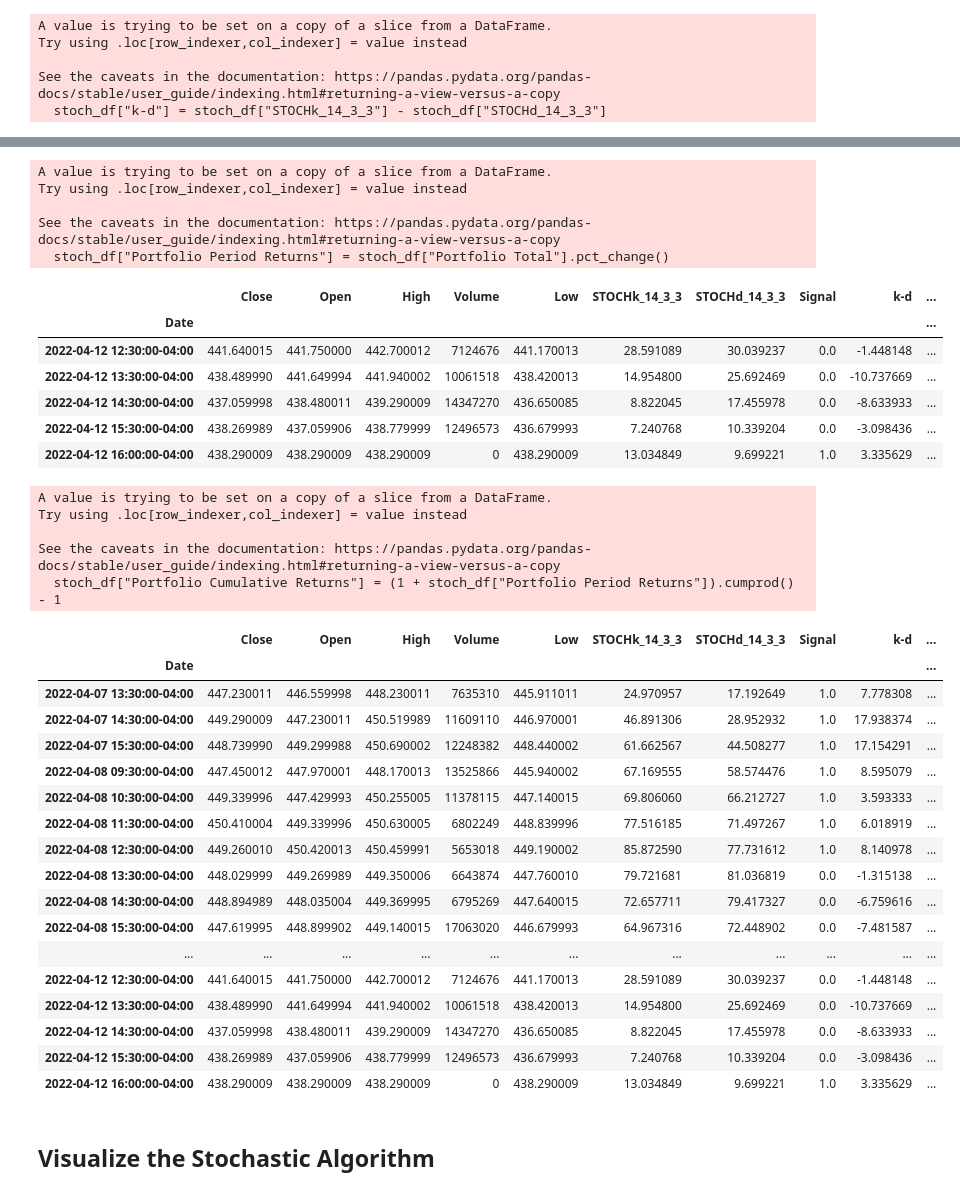
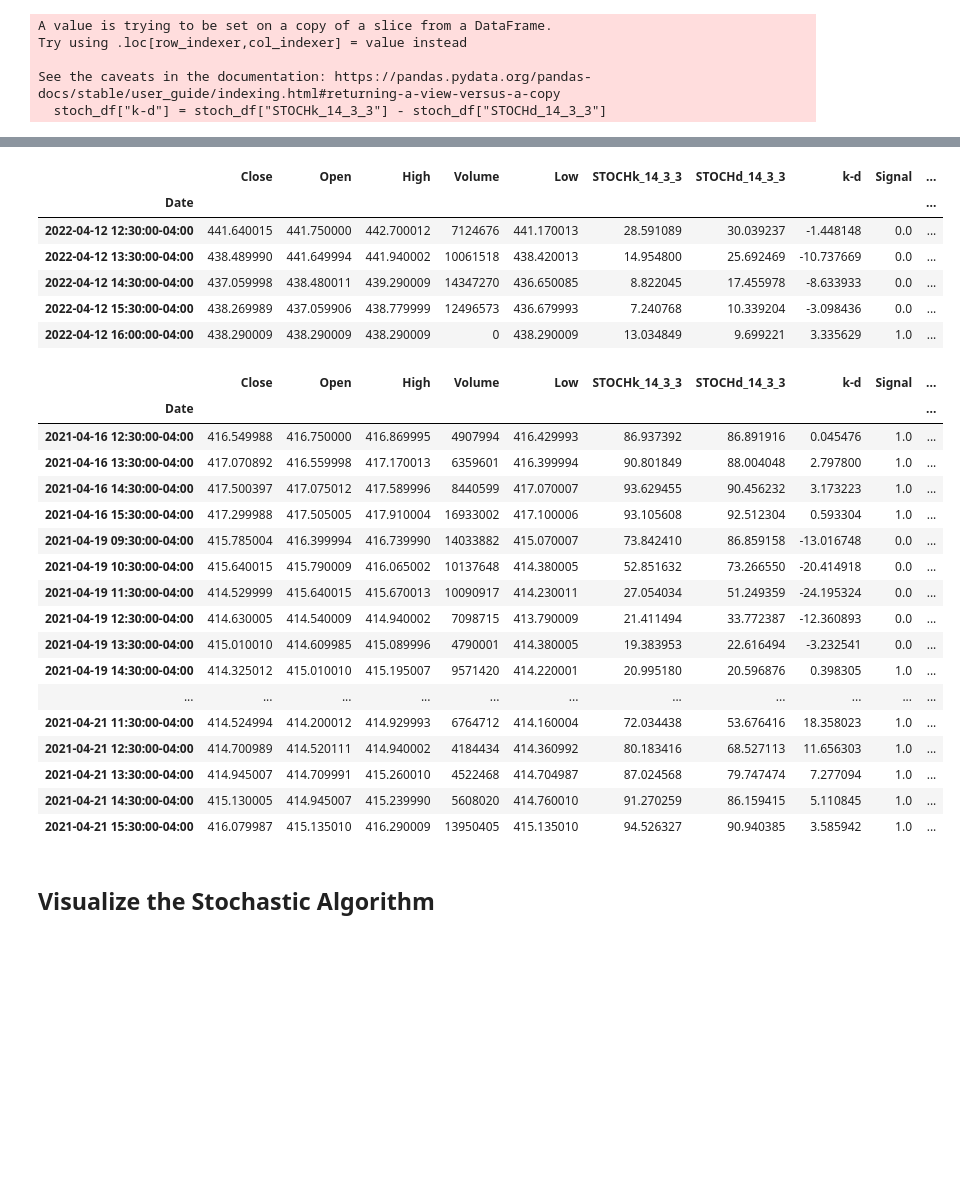
Before and after one commit to Kgross2/Group2_Project2, a Jupyter notebook: algorithms/stoch_algorithm.ipynb, the cells around one changed output, grey strips where cells are left out. Cells and saved outputs as stored; diff of their text form; code cells hidden in the pictures; blank space fills up the shorter version.

```diff
--- a/algorithms/stoch_algorithm.ipynb
+++ b/algorithms/stoch_algorithm.ipynb
@@ -184,6 +181,8 @@ stoch_df = stoch_df.dropna()
 
 stoch_df["Portfolio Holdings"] = stoch_df["Close"] * stoch_df["Position"]
 
+stoch_df = stoch_df.iloc[6: , :]
+
 #review the dataframe
 stoch_df.head()
 # %% [output]
@@ -251,48 +235,38 @@ stoch_df["Portfolio Period Returns"] = stoch_df["Portfolio Total"].pct_change()
 #review the dataframe
 stoch_df.tail()
 # %% [output]
-A value is trying to be set on a copy of a slice from a DataFrame.
-Try using .loc[row_indexer,col_indexer] = value instead
-
-See the caveats in the documentation: https://pandas.pydata.org/pandas-docs/stable/user_guide/indexing.html#returning-a-view-versus-a-copy
-  stoch_df["Portfolio Period Returns"] = stoch_df["Portfolio Total"].pct_change()
-|  | Close | Open | High | Volume | Low | STOCHk_14_3_3 | STOCHd_14_3_3 | Signal | k-d | ... |
+|  | Close | Open | High | Volume | Low | STOCHk_14_3_3 | STOCHd_14_3_3 | k-d | Signal | ... |
 | Date |  |  |  |  |  |  |  |  |  | ... |
-| 2022-04-12 12:30:00-04:00 | 441.640015 | 441.750000 | 442.700012 | 7124676 | 441.170013 | 28.591089 | 30.039237 | 0.0 | -1.448148 | ... |
-| 2022-04-12 13:30:00-04:00 | 438.489990 | 441.649994 | 441.940002 | 10061518 | 438.420013 | 14.954800 | 25.692469 | 0.0 | -10.737669 | ... |
-| 2022-04-12 14:30:00-04:00 | 437.059998 | 438.480011 | 439.290009 | 14347270 | 436.650085 | 8.822045 | 17.455978 | 0.0 | -8.633933 | ... |
-| 2022-04-12 15:30:00-04:00 | 438.269989 | 437.059906 | 438.779999 | 12496573 | 436.679993 | 7.240768 | 10.339204 | 0.0 | -3.098436 | ... |
-| 2022-04-12 16:00:00-04:00 | 438.290009 | 438.290009 | 438.290009 | 0 | 438.290009 | 13.034849 | 9.699221 | 1.0 | 3.335629 | ... |
+| 2022-04-12 12:30:00-04:00 | 441.640015 | 441.750000 | 442.700012 | 7124676 | 441.170013 | 28.591089 | 30.039237 | -1.448148 | 0.0 | ... |
+| 2022-04-12 13:30:00-04:00 | 438.489990 | 441.649994 | 441.940002 | 10061518 | 438.420013 | 14.954800 | 25.692469 | -10.737669 | 0.0 | ... |
+| 2022-04-12 14:30:00-04:00 | 437.059998 | 438.480011 | 439.290009 | 14347270 | 436.650085 | 8.822045 | 17.455978 | -8.633933 | 0.0 | ... |
+| 2022-04-12 15:30:00-04:00 | 438.269989 | 437.059906 | 438.779999 | 12496573 | 436.679993 | 7.240768 | 10.339204 | -3.098436 | 0.0 | ... |
+| 2022-04-12 16:00:00-04:00 | 438.290009 | 438.290009 | 438.290009 | 0 | 438.290009 | 13.034849 | 9.699221 | 3.335629 | 1.0 | ... |
 # %%
 #Calculate the Portfolio Cumulative Returns based on the Portfolio Daily Returns
 stoch_df["Portfolio Cumulative Returns"] = (1 + stoch_df["Portfolio Period Returns"]).cumprod() - 1
 
 #review the dataframe
-stoch_df.tail(25)
+stoch_df.head(25)
 # %% [output]
-A value is trying to be set on a copy of a slice from a DataFrame.
-Try using .loc[row_indexer,col_indexer] = value instead
-
-See the caveats in the documentation: https://pandas.pydata.org/pandas-docs/stable/user_guide/indexing.html#returning-a-view-versus-a-copy
-  stoch_df["Portfolio Cumulative Returns"] = (1 + stoch_df["Portfolio Period Returns"]).cumprod() - 1
-|  | Close | Open | High | Volume | Low | STOCHk_14_3_3 | STOCHd_14_3_3 | Signal | k-d | ... |
+|  | Close | Open | High | Volume | Low | STOCHk_14_3_3 | STOCHd_14_3_3 | k-d | Signal | ... |
 | Date |  |  |  |  |  |  |  |  |  | ... |
-| 2022-04-07 13:30:00-04:00 | 447.230011 | 446.559998 | 448.230011 | 7635310 | 445.911011 | 24.970957 | 17.192649 | 1.0 | 7.778308 | ... |
-| 2022-04-07 14:30:00-04:00 | 449.290009 | 447.230011 | 450.519989 | 11609110 | 446.970001 | 46.891306 | 28.952932 | 1.0 | 17.938374 | ... |
-| 2022-04-07 15:30:00-04:00 | 448.739990 | 449.299988 | 450.690002 | 12248382 | 448.440002 | 61.662567 | 44.508277 | 1.0 | 17.154291 | ... |
-| 2022-04-08 09:30:00-04:00 | 447.450012 | 447.970001 | 448.170013 | 13525866 | 445.940002 | 67.169555 | 58.574476 | 1.0 | 8.595079 | ... |
-| 2022-04-08 10:30:00-04:00 | 449.339996 | 447.429993 | 450.255005 | 11378115 | 447.140015 | 69.806060 | 66.212727 | 1.0 | 3.593333 | ... |
-| 2022-04-08 11:30:00-04:00 | 450.410004 | 449.339996 | 450.630005 | 6802249 | 448.839996 | 77.516185 | 71.497267 | 1.0 | 6.018919 | ... |
-| 2022-04-08 12:30:00-04:00 | 449.260010 | 450.420013 | 450.459991 | 5653018 | 449.190002 | 85.872590 | 77.731612 | 1.0 | 8.140978 | ... |
-| 2022-04-08 13:30:00-04:00 | 448.029999 | 449.269989 | 449.350006 | 6643874 | 447.760010 | 79.721681 | 81.036819 | 0.0 | -1.315138 | ... |
-| 2022-04-08 14:30:00-04:00 | 448.894989 | 448.035004 | 449.369995 | 6795269 | 447.640015 | 72.657711 | 79.417327 | 0.0 | -6.759616 | ... |
-| 2022-04-08 15:30:00-04:00 | 447.619995 | 448.899902 | 449.140015 | 17063020 | 446.679993 | 64.967316 | 72.448902 | 0.0 | -7.481587 | ... |
+| 2021-04-16 12:30:00-04:00 | 416.549988 | 416.750000 | 416.869995 | 4907994 | 416.429993 | 86.937392 | 86.891916 | 0.045476 | 1.0 | ... |
+| 2021-04-16 13:30:00-04:00 | 417.070892 | 416.559998 | 417.170013 | 6359601 | 416.399994 | 90.801849 | 88.004048 | 2.797800 | 1.0 | ... |
+| 2021-04-16 14:30:00-04:00 | 417.500397 | 417.075012 | 417.589996 | 8440599 | 417.070007 | 93.629455 | 90.456232 | 3.173223 | 1.0 | ... |
+| 2021-04-16 15:30:00-04:00 | 417.299988 | 417.505005 | 417.910004 | 16933002 | 417.100006 | 93.105608 | 92.512304 | 0.593304 | 1.0 | ... |
+| 2021-04-19 09:30:00-04:00 | 415.785004 | 416.399994 | 416.739990 | 14033882 | 415.070007 | 73.842410 | 86.859158 | -13.016748 | 0.0 | ... |
+| 2021-04-19 10:30:00-04:00 | 415.640015 | 415.790009 | 416.065002 | 10137648 | 414.380005 | 52.851632 | 73.266550 | -20.414918 | 0.0 | ... |
+| 2021-04-19 11:30:00-04:00 | 414.529999 | 415.640015 | 415.670013 | 10090917 | 414.230011 | 27.054034 | 51.249359 | -24.195324 | 0.0 | ... |
+| 2021-04-19 12:30:00-04:00 | 414.630005 | 414.540009 | 414.940002 | 7098715 | 413.790009 | 21.411494 | 33.772387 | -12.360893 | 0.0 | ... |
+| 2021-04-19 13:30:00-04:00 | 415.010010 | 414.609985 | 415.089996 | 4790001 | 414.380005 | 19.383953 | 22.616494 | -3.232541 | 0.0 | ... |
+| 2021-04-19 14:30:00-04:00 | 414.325012 | 415.010010 | 415.195007 | 9571420 | 414.220001 | 20.995180 | 20.596876 | 0.398305 | 1.0 | ... |
 | ... | ... | ... | ... | ... | ... | ... | ... | ... | ... | ... |
-| 2022-04-12 12:30:00-04:00 | 441.640015 | 441.750000 | 442.700012 | 7124676 | 441.170013 | 28.591089 | 30.039237 | 0.0 | -1.448148 | ... |
-| 2022-04-12 13:30:00-04:00 | 438.489990 | 441.649994 | 441.940002 | 10061518 | 438.420013 | 14.954800 | 25.692469 | 0.0 | -10.737669 | ... |
-| 2022-04-12 14:30:00-04:00 | 437.059998 | 438.480011 | 439.290009 | 14347270 | 436.650085 | 8.822045 | 17.455978 | 0.0 | -8.633933 | ... |
-| 2022-04-12 15:30:00-04:00 | 438.269989 | 437.059906 | 438.779999 | 12496573 | 436.679993 | 7.240768 | 10.339204 | 0.0 | -3.098436 | ... |
-| 2022-04-12 16:00:00-04:00 | 438.290009 | 438.290009 | 438.290009 | 0 | 438.290009 | 13.034849 | 9.699221 | 1.0 | 3.335629 | ... |
+| 2021-04-21 11:30:00-04:00 | 414.524994 | 414.200012 | 414.929993 | 6764712 | 414.160004 | 72.034438 | 53.676416 | 18.358023 | 1.0 | ... |
+| 2021-04-21 12:30:00-04:00 | 414.700989 | 414.520111 | 414.940002 | 4184434 | 414.360992 | 80.183416 | 68.527113 | 11.656303 | 1.0 | ... |
+| 2021-04-21 13:30:00-04:00 | 414.945007 | 414.709991 | 415.260010 | 4522468 | 414.704987 | 87.024568 | 79.747474 | 7.277094 | 1.0 | ... |
+| 2021-04-21 14:30:00-04:00 | 415.130005 | 414.945007 | 415.239990 | 5608020 | 414.760010 | 91.270259 | 86.159415 | 5.110845 | 1.0 | ... |
+| 2021-04-21 15:30:00-04:00 | 416.079987 | 415.135010 | 416.290009 | 13950405 | 415.135010 | 94.526327 | 90.940385 | 3.585942 | 1.0 | ... |
 # %% [markdown]
 ## Visualize the Stochastic Algorithm
 # %%
```
Also changed, not shown: parts of 18 cells of this notebook, 10 other files.
